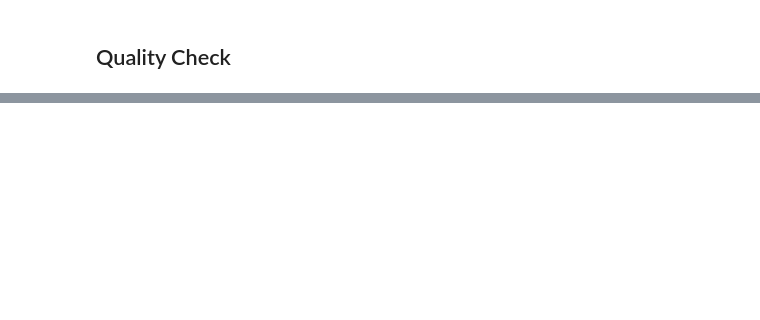
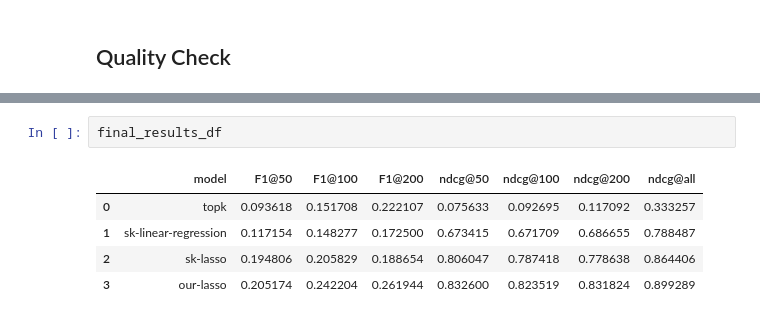
Before and after one commit to chris1214git/MSLAB_VectorDecomposition, a Jupyter notebook: chris/unsupervised_docvec_decompose.ipynb, the cells around one changed output, grey strips where cells are left out. Cells and saved outputs as stored; diff of their text form; blank space fills up the shorter version.

```diff
--- a/chris/unsupervised_docvec_decompose.ipynb
+++ b/chris/unsupervised_docvec_decompose.ipynb
@@ -988,0 +962,8 @@ NDCG ALL 0.8526471735213274
+# %%
+final_results_df
+# %% [output]
+|  | model | F1@50 | F1@100 | F1@200 | ndcg@50 | ndcg@100 | ndcg@200 | ndcg@all |
+| 0 | topk | 0.093618 | 0.151708 | 0.222107 | 0.075633 | 0.092695 | 0.117092 | 0.333257 |
+| 1 | sk-linear-regression | 0.117154 | 0.148277 | 0.172500 | 0.673415 | 0.671709 | 0.686655 | 0.788487 |
+| 2 | sk-lasso | 0.194806 | 0.205829 | 0.188654 | 0.806047 | 0.787418 | 0.778638 | 0.864406 |
+| 3 | our-lasso | 0.205174 | 0.242204 | 0.261944 | 0.832600 | 0.823519 | 0.831824 | 0.899289 |
```
Also changed, not shown: parts of 37 cells of this notebook, 13 other files.
